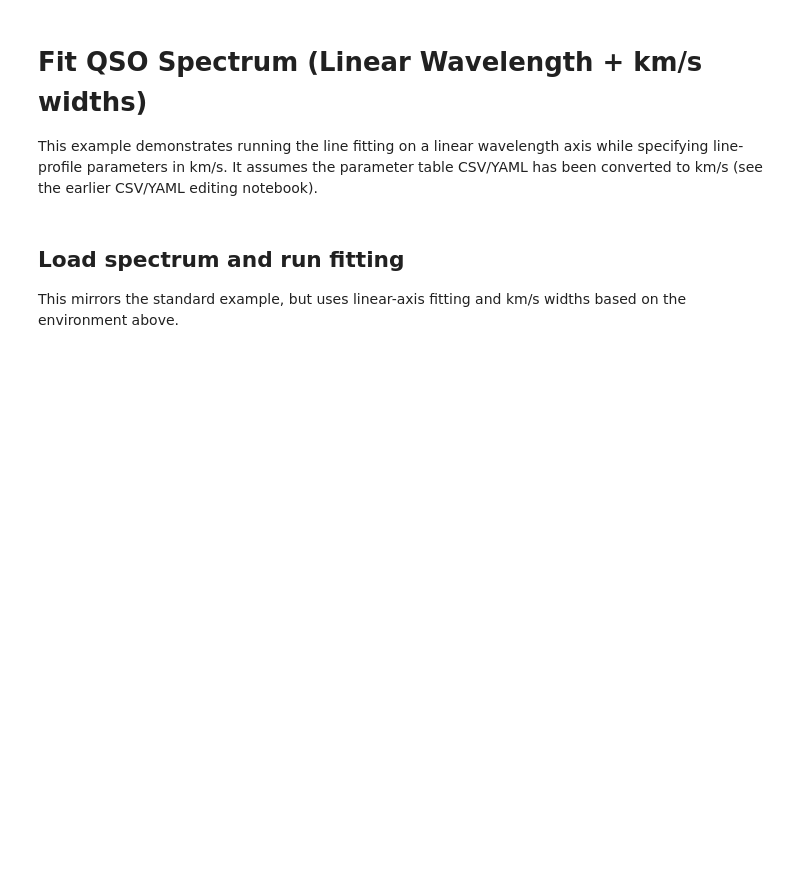
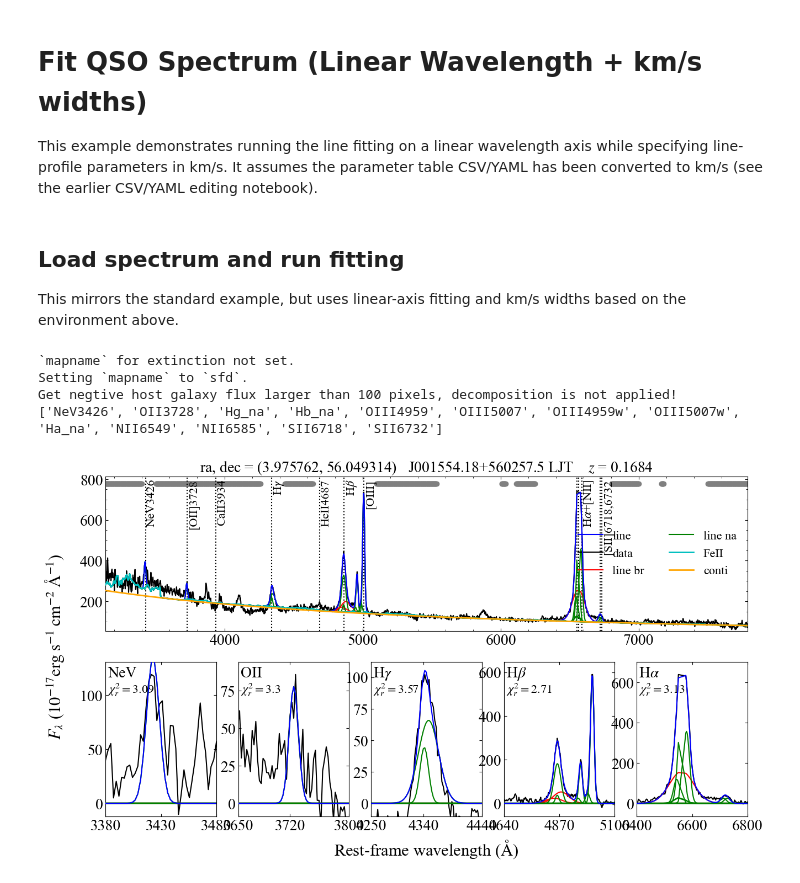
Before and after one commit to rudolffu/qsofitmore, a Jupyter notebook: qsofitmore/examples/2b-fit_qso_spectrum_linear.ipynb, the cells around one changed output. Drawn from its saved outputs; the diff is of its cells as text; code cells hidden in the pictures; blank space fills up the shorter version.

Commit message:
examples: update linear-fitting notebook and regenerate outputs; sync parameter FITS/CSV; update plots and result FITS.
Former-commit-id: 9143055abc3574940d2c08dc2f5b99fda18329c6

```diff
--- a/qsofitmore/examples/2b-fit_qso_spectrum_linear.ipynb
+++ b/qsofitmore/examples/2b-fit_qso_spectrum_linear.ipynb
@@ -32,9 +35,39 @@ This mirrors the standard example, but uses linear-axis fitting and km/s widths
 # %%
 # a) From numpy-array-like data (CSV)
 df = pd.read_csv('./data/spec_J001554.18+560257.5_LJT.csv')
 q = QSOFitNew(lam=df.lam, flux=df.flux*1e17, err=df.err*1e17,
               z=0.1684, ra=3.97576206, dec=56.04931383,
-              name='J001554.18+560257.5', is_sdss=False, path=path)
+              name='J001554.18+560257.5_LJT', is_sdss=False, path=path)
 
 # Run fitting using the linear axis and km/s widths
-q.Fit(plot_fig=True, save_result=True, save_fits_path=path)
+q.Fit(name = None,
+      deredden          = True,
+      wave_range        = None,
+      wave_mask         = None,
+      decomposition_host= True,
+      Mi                = None,
+      npca_gal          = 5,
+      npca_qso          = 20,
+      include_iron      = True,                   # enable FeII fitting
+      iron_temp_name    = "BG92-VW01",            # options: "BG92-VW01", "V09", "G12"
+      poly              = False,
+      BC                = False,
+      MC                = False,
+      n_trails          = 20,
+      linefit           = True,
+    #   tie_lambda        = True,
+    #   tie_width         = True,
+    #   tie_flux_1        = True,
+    #   tie_flux_2        = True,
+      save_result       = True,
+      plot_fig          = True,
+      save_fig          = True,
+      plot_line_name    = True,
+      plot_legend       = True,
+      save_fits_name    = None)
+# %% [output]
+`mapname` for extinction not set.
+Setting `mapname` to `sfd`.
+Get negtive host galaxy flux larger than 100 pixels, decomposition is not applied!
+['NeV3426', 'OII3728', 'Hg_na', 'Hb_na', 'OIII4959', 'OIII5007', 'OIII4959w', 'OIII5007w', 'Ha_na', 'NII6549', 'NII6585', 'SII6718', 'SII6732']
+[figure, added]
```
Also changed, not shown: parts of 2 cells of this notebook, 10 other files.
